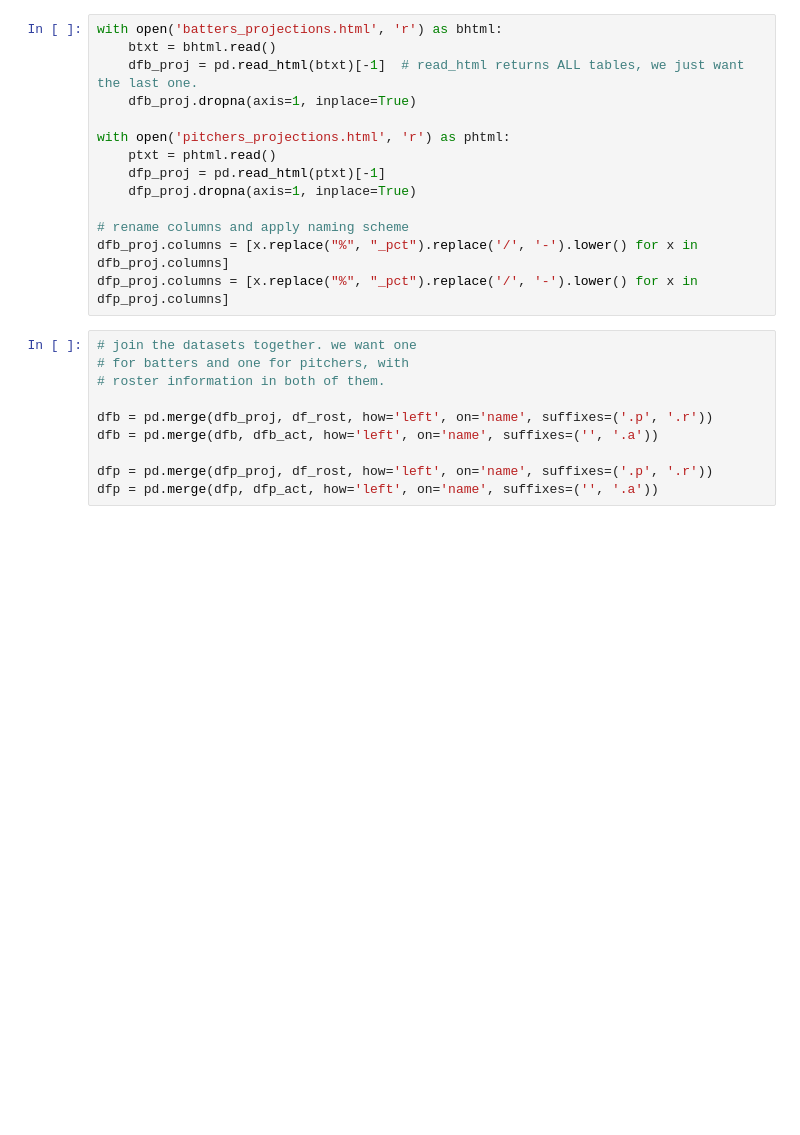
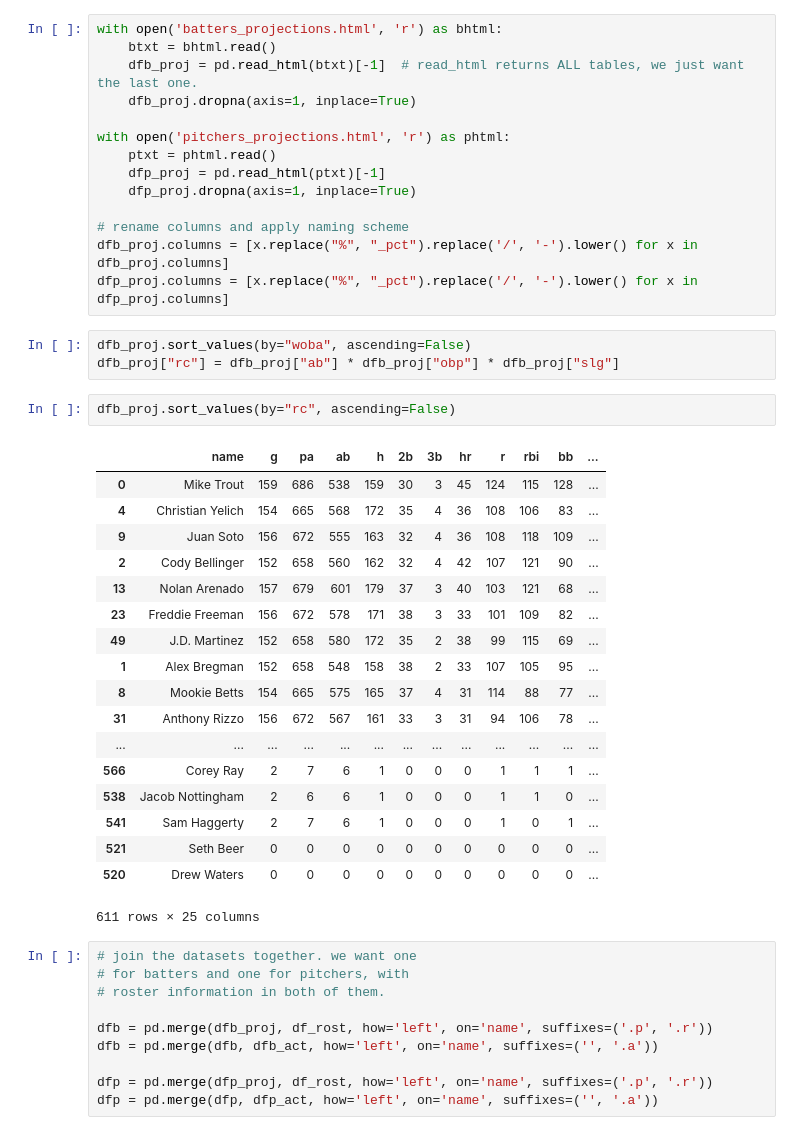
Before and after one commit to zmsy/zmsy.github.io, a Jupyter notebook: content/blog/fantasy-baseball/fantasy.ipynb, the cells around one changed output. Saved outputs shown, nothing was run; the diff lists cells and outputs as text; blank space fills up the shorter version.

```diff
--- a/content/blog/fantasy-baseball/fantasy.ipynb
+++ b/content/blog/fantasy-baseball/fantasy.ipynb
@@ -170,6 +174,30 @@ with open('pitchers_projections.html', 'r') as phtml:
 # rename columns and apply naming scheme
 dfb_proj.columns = [x.replace("%", "_pct").replace('/', '-').lower() for x in dfb_proj.columns]
 dfp_proj.columns = [x.replace("%", "_pct").replace('/', '-').lower() for x in dfp_proj.columns]
+# %%
+dfb_proj.sort_values(by="woba", ascending=False)
+dfb_proj["rc"] = dfb_proj["ab"] * dfb_proj["obp"] * dfb_proj["slg"]
+# %%
+dfb_proj.sort_values(by="rc", ascending=False)
+# %% [output]
+|  | name | g | pa | ab | h | 2b | 3b | hr | r | rbi | bb | ... |
+| 0 | Mike Trout | 159 | 686 | 538 | 159 | 30 | 3 | 45 | 124 | 115 | 128 | ... |
+| 4 | Christian Yelich | 154 | 665 | 568 | 172 | 35 | 4 | 36 | 108 | 106 | 83 | ... |
+| 9 | Juan Soto | 156 | 672 | 555 | 163 | 32 | 4 | 36 | 108 | 118 | 109 | ... |
+| 2 | Cody Bellinger | 152 | 658 | 560 | 162 | 32 | 4 | 42 | 107 | 121 | 90 | ... |
+| 13 | Nolan Arenado | 157 | 679 | 601 | 179 | 37 | 3 | 40 | 103 | 121 | 68 | ... |
+| 23 | Freddie Freeman | 156 | 672 | 578 | 171 | 38 | 3 | 33 | 101 | 109 | 82 | ... |
+| 49 | J.D. Martinez | 152 | 658 | 580 | 172 | 35 | 2 | 38 | 99 | 115 | 69 | ... |
+| 1 | Alex Bregman | 152 | 658 | 548 | 158 | 38 | 2 | 33 | 107 | 105 | 95 | ... |
+| 8 | Mookie Betts | 154 | 665 | 575 | 165 | 37 | 4 | 31 | 114 | 88 | 77 | ... |
+| 31 | Anthony Rizzo | 156 | 672 | 567 | 161 | 33 | 3 | 31 | 94 | 106 | 78 | ... |
+| ... | ... | ... | ... | ... | ... | ... | ... | ... | ... | ... | ... | ... |
+| 566 | Corey Ray | 2 | 7 | 6 | 1 | 0 | 0 | 0 | 1 | 1 | 1 | ... |
+| 538 | Jacob Nottingham | 2 | 6 | 6 | 1 | 0 | 0 | 0 | 1 | 1 | 0 | ... |
+| 541 | Sam Haggerty | 2 | 7 | 6 | 1 | 0 | 0 | 0 | 1 | 0 | 1 | ... |
+| 521 | Seth Beer | 0 | 0 | 0 | 0 | 0 | 0 | 0 | 0 | 0 | 0 | ... |
+| 520 | Drew Waters | 0 | 0 | 0 | 0 | 0 | 0 | 0 | 0 | 0 | 0 | ... |
+611 rows × 25 columns
 # %%
 # join the datasets together. we want one
 # for batters and one for pitchers, with
```
Also changed, not shown: parts of 2 cells of this notebook, 6 other files.
